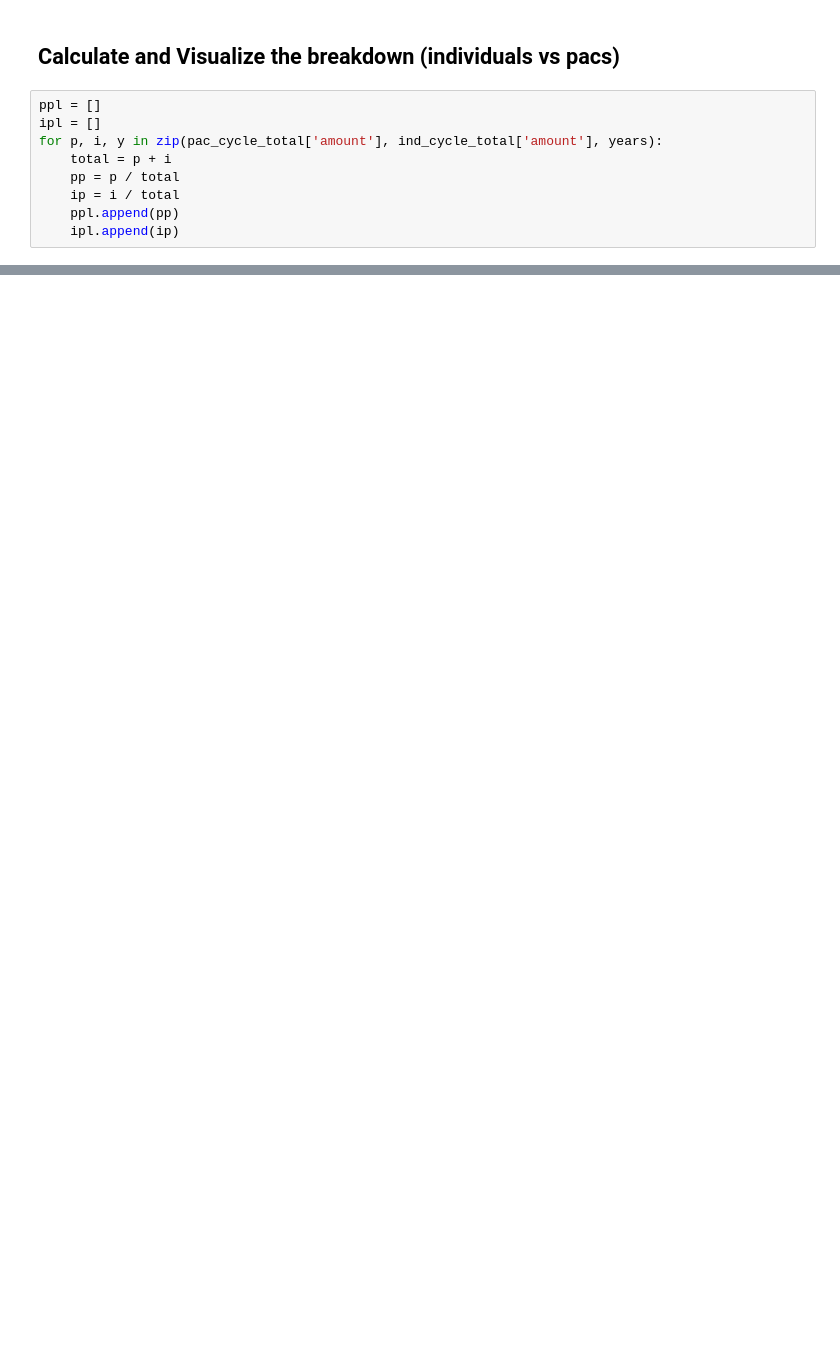
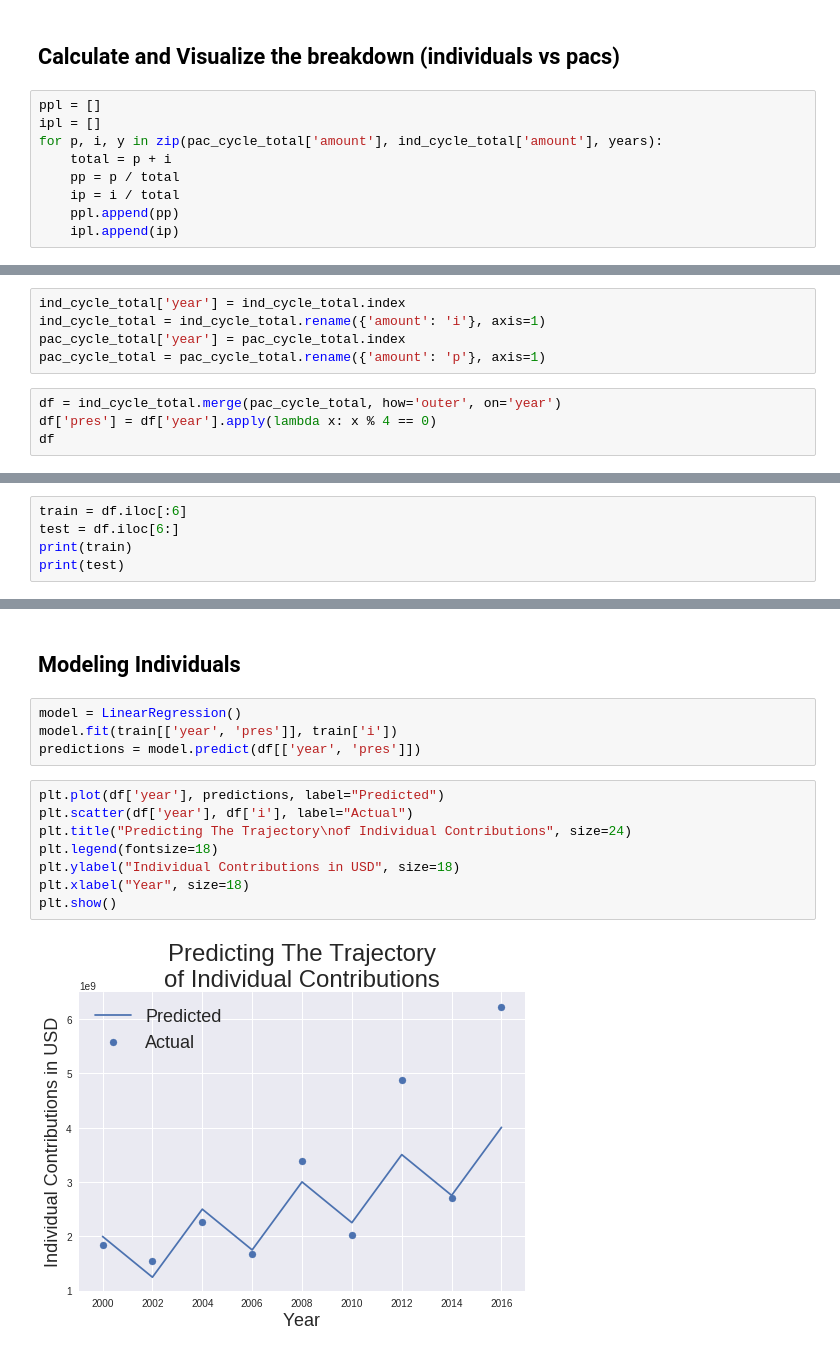
Before and after one commit to wlifferth/qcdataops, a Jupyter notebook: q1/q1.ipynb, the cells around one changed output, grey strips where cells are left out. Cells and saved outputs as stored; diff of their text form; blank space fills up the shorter version.

```diff
--- a/q1/q1.ipynb
+++ b/q1/q1.ipynb
@@ -107,0 +111,9 @@ plt.savefig("q1-MakeupOfTotalContributions.png")
+# %%
+ind_cycle_total['year'] = ind_cycle_total.index
+ind_cycle_total = ind_cycle_total.rename({'amount': 'i'}, axis=1)
+pac_cycle_total['year'] = pac_cycle_total.index
+pac_cycle_total = pac_cycle_total.rename({'amount': 'p'}, axis=1)
+# %%
+df = ind_cycle_total.merge(pac_cycle_total, how='outer', on='year')
+df['pres'] = df['year'].apply(lambda x: x % 4 == 0)
+df
@@ -107,0 +131,5 @@ plt.savefig("q1-MakeupOfTotalContributions.png")
+# %%
+train = df.iloc[:6]
+test = df.iloc[6:]
+print(train)
+print(test)
@@ -107,0 +148,16 @@ plt.savefig("q1-MakeupOfTotalContributions.png")
+# %% [markdown]
+## Modeling Individuals
+# %%
+model = LinearRegression()
+model.fit(train[['year', 'pres']], train['i'])
+predictions = model.predict(df[['year', 'pres']])
+# %%
+plt.plot(df['year'], predictions, label="Predicted")
+plt.scatter(df['year'], df['i'], label="Actual")
+plt.title("Predicting The Trajectory\nof Individual Contributions", size=24)
+plt.legend(fontsize=18)
+plt.ylabel("Individual Contributions in USD", size=18)
+plt.xlabel("Year", size=18)
+plt.show()
+# %% [output]
+[figure, added]
```
Also changed, not shown: parts of 12 cells of this notebook, 4 other files.
